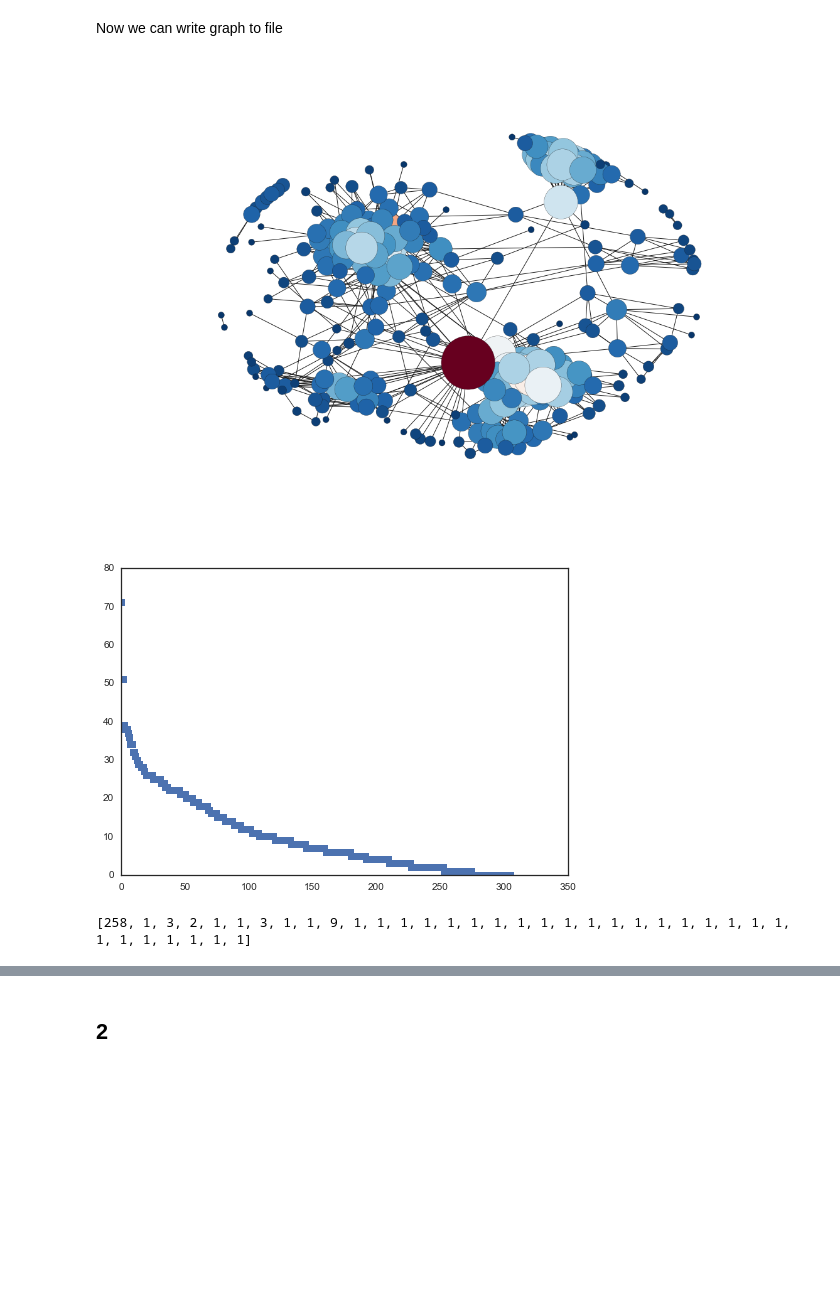
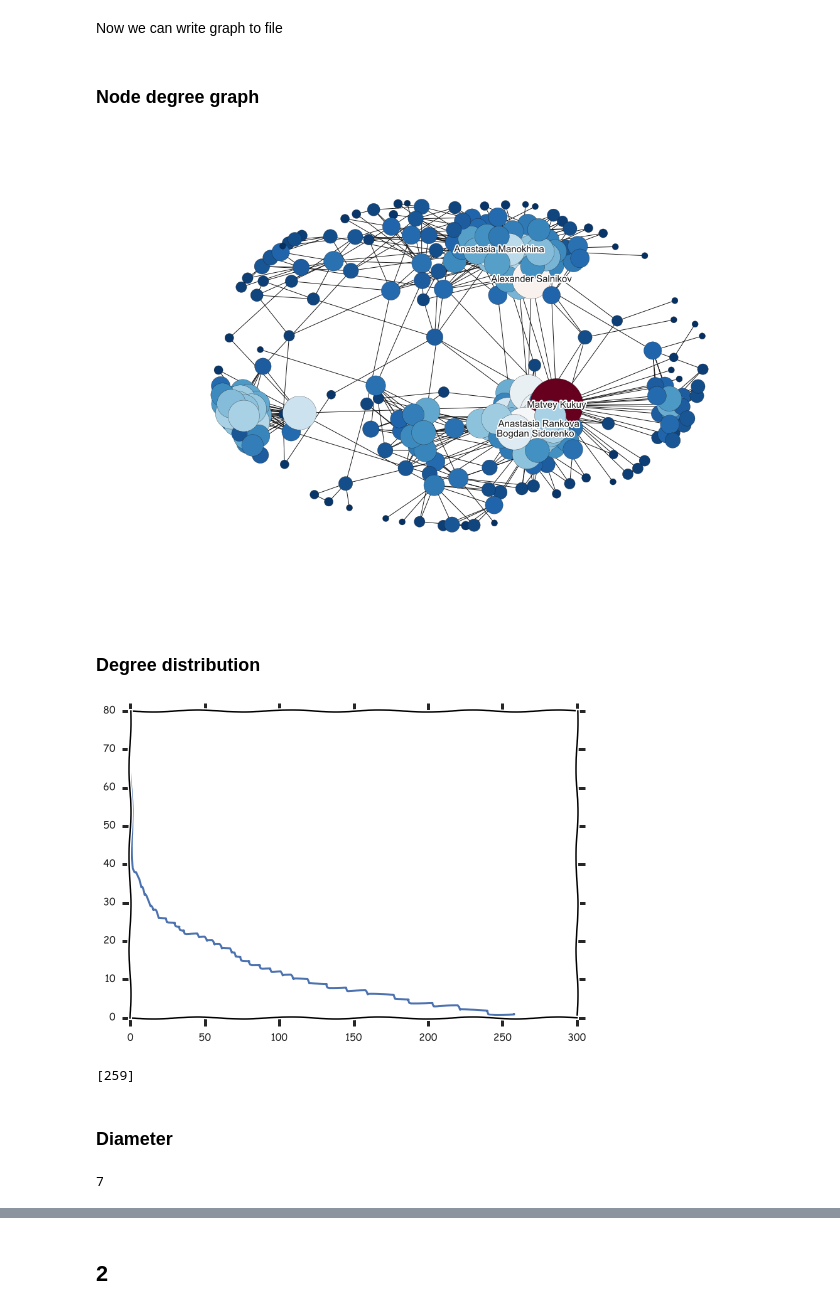
Before and after one commit to feygina/social-network-VK-analysis, a Jupyter notebook: vk_graph_feygina.ipynb, the cells around one changed output, grey strips where cells are left out. Cells and saved outputs as stored; diff of their text form; code cells hidden in the pictures; blank space fills up the shorter version.

```diff
--- a/vk_graph_feygina.ipynb
+++ b/vk_graph_feygina.ipynb
@@ -10,7 +11,7 @@ from main import *
 # %%
 %matplotlib inline
 # %%
-sns.set(style="white", color_codes=True)
+sns.set(style="whitegrid", color_codes=True)
 # %% [markdown]
 ## 1. My network summary
 # %% [markdown]
@@ -30,18 +33,28 @@ networkx.write_gml(g, "network.gml")
 # %%
-g = nx.read_gml('network.gml')
+g = nx.read_gml('project1.gml')
+# %% [markdown]
+### Node degree graph
 # %%
 node_degree = nx.degree(g)
 # %%
 draw_graph(g, node_degree, 100)
 # %% [output]
-[figure, old version]
+[figure, new version]
+# %% [markdown]
+### Degree distribution
 # %%
-degree_sequence =sorted(nx.degree(g).values(),reverse=True)
-plt.plot(degree_sequence,'bs')
+degree_sequence = sorted(nx.degree(g).values(),reverse=True)
+plt.plot(degree_sequence,'b')
 plt.show()
 graphs = list(nx.connected_component_subgraphs(g))
 print([len(g) for g in graphs])
 g = graphs[0]
 # %% [output]
-[figure, old version]
+[figure, new version]
-[258, 1, 3, 2, 1, 1, 3, 1, 1, 9, 1, 1, 1, 1, 1, 1, 1, 1, 1, 1, 1, 1, 1, 1, 1, 1, 1, 1, 1, 1, 1, 1, 1, 1, 1, 1]
+[259]
+# %% [markdown]
+### Diameter
+# %%
+nx.diameter(g)
+# %% [output]
+7
```
Also changed, not shown: parts of 30 cells of this notebook, 11 other files.
